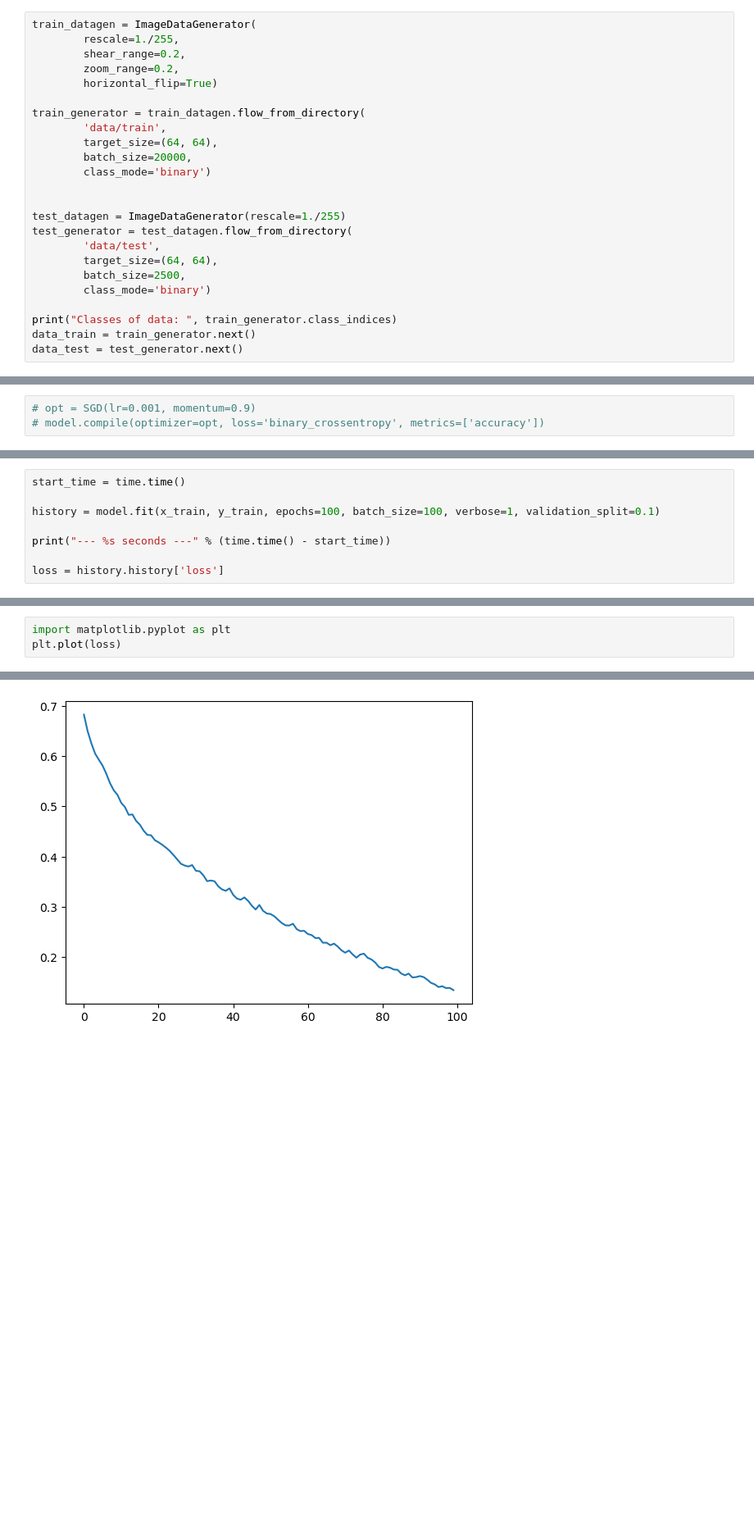
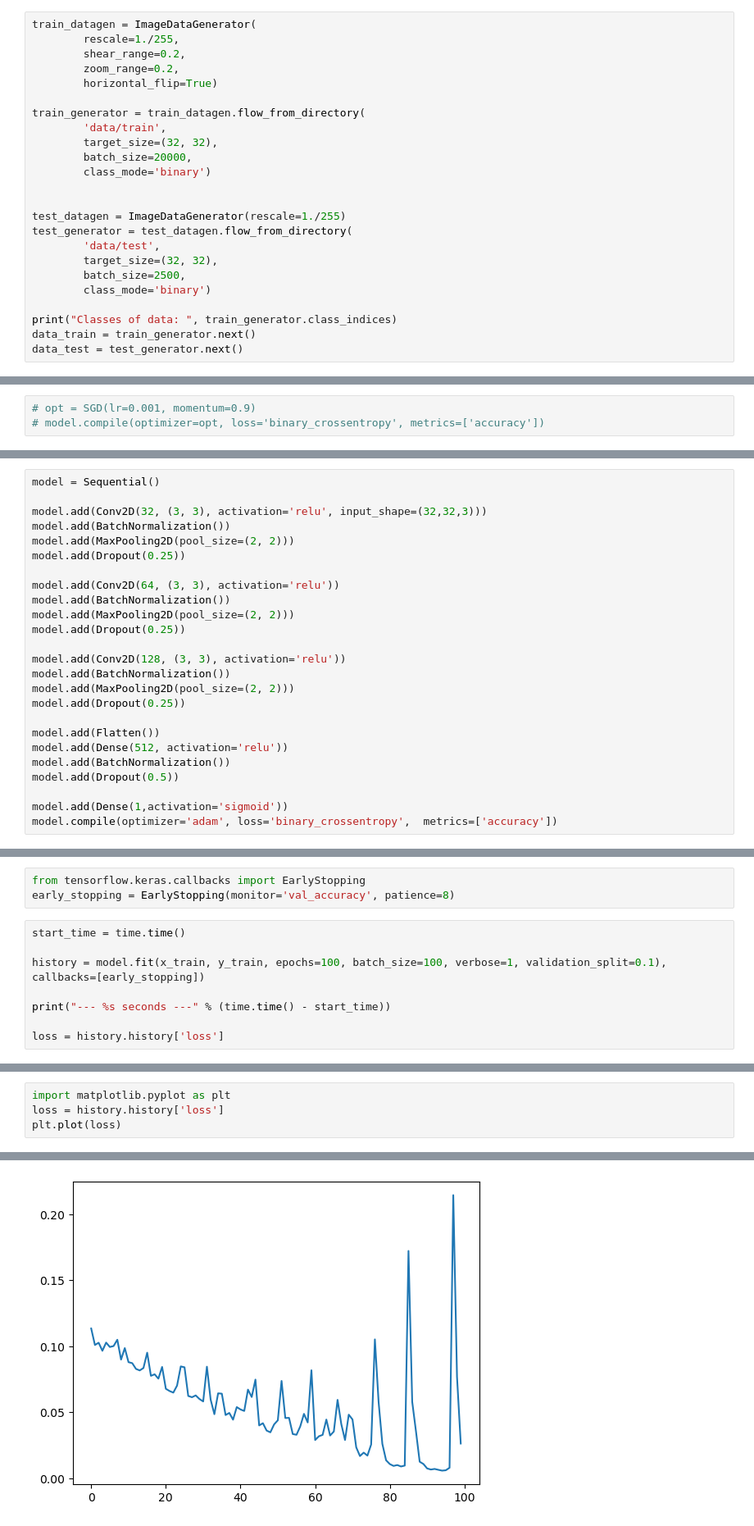
Before and after one commit to OnyHoque/FL_project, a Jupyter notebook: dog_cat_classifier.ipynb, the cells around one changed output, grey strips where cells are left out. Shown at 82% size. Cells and saved outputs as stored; diff of their text form; blank space fills up the shorter version.

Commit message:
Binary classification for Dog vs Cat working

```diff
--- a/dog_cat_classifier.ipynb
+++ b/dog_cat_classifier.ipynb
@@ -14,7 +23,7 @@ train_datagen = ImageDataGenerator(
 
 train_generator = train_datagen.flow_from_directory(
         'data/train',
-        target_size=(64, 64),
+        target_size=(32, 32),
         batch_size=20000,
         class_mode='binary')
 
@@ -22,7 +31,7 @@ train_generator = train_datagen.flow_from_directory(
 test_datagen = ImageDataGenerator(rescale=1./255)
 test_generator = test_datagen.flow_from_directory(
         'data/test',
-        target_size=(64, 64),
+        target_size=(32, 32),
         batch_size=2500,
         class_mode='binary')
 
@@ -87,0 +67,25 @@ _________________________________________________________________
+# %%
+model = Sequential()
+
+model.add(Conv2D(32, (3, 3), activation='relu', input_shape=(32,32,3)))
+model.add(BatchNormalization())
+model.add(MaxPooling2D(pool_size=(2, 2)))
+model.add(Dropout(0.25))
+
+model.add(Conv2D(64, (3, 3), activation='relu'))
+model.add(BatchNormalization())
+model.add(MaxPooling2D(pool_size=(2, 2)))
+model.add(Dropout(0.25))
+
+model.add(Conv2D(128, (3, 3), activation='relu'))
+model.add(BatchNormalization())
+model.add(MaxPooling2D(pool_size=(2, 2)))
+model.add(Dropout(0.25))
+
+model.add(Flatten())
+model.add(Dense(512, activation='relu'))
+model.add(BatchNormalization())
+model.add(Dropout(0.5))
+
+model.add(Dense(1,activation='sigmoid'))
+model.compile(optimizer='adam', loss='binary_crossentropy',  metrics=['accuracy'])
@@ -88,7 +112,10 @@ _________________________________________________________________
+# %%
+from tensorflow.keras.callbacks import EarlyStopping
+early_stopping = EarlyStopping(monitor='val_accuracy', patience=8)
 # %%
 start_time = time.time()
 
-history = model.fit(x_train, y_train, epochs=100, batch_size=100, verbose=1, validation_split=0.1)
+history = model.fit(x_train, y_train, epochs=100, batch_size=100, verbose=1, validation_split=0.1), callbacks=[early_stopping])
 
 print("--- %s seconds ---" % (time.time() - start_time))
 
@@ -114,9 +142,10 @@ Epoch 100/100
 # %%
 import matplotlib.pyplot as plt
+loss = history.history['loss']
 plt.plot(loss)
 # %% [output]
 [<matplotlib.lines.Line2D at 0x...>]
-[figure, old version]
+[figure, new version]
 # %%
 model.evaluate(x_test, y_test)
 # %% [output]
```
Also changed, not shown: parts of 9 cells of this notebook, 3 other files.
